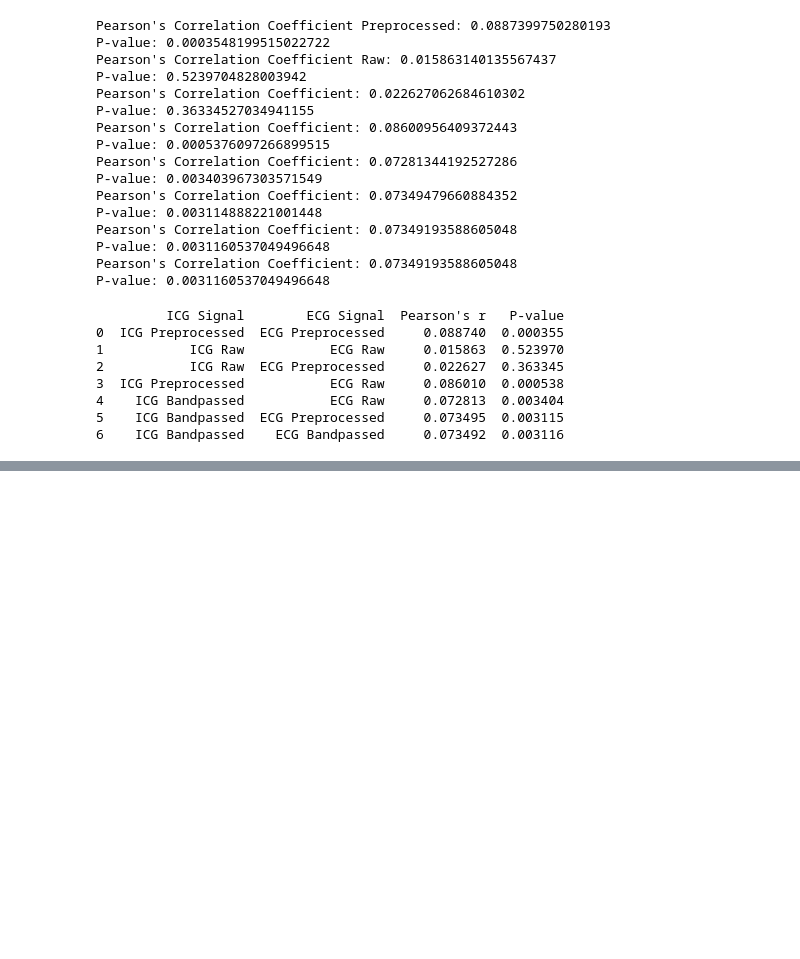
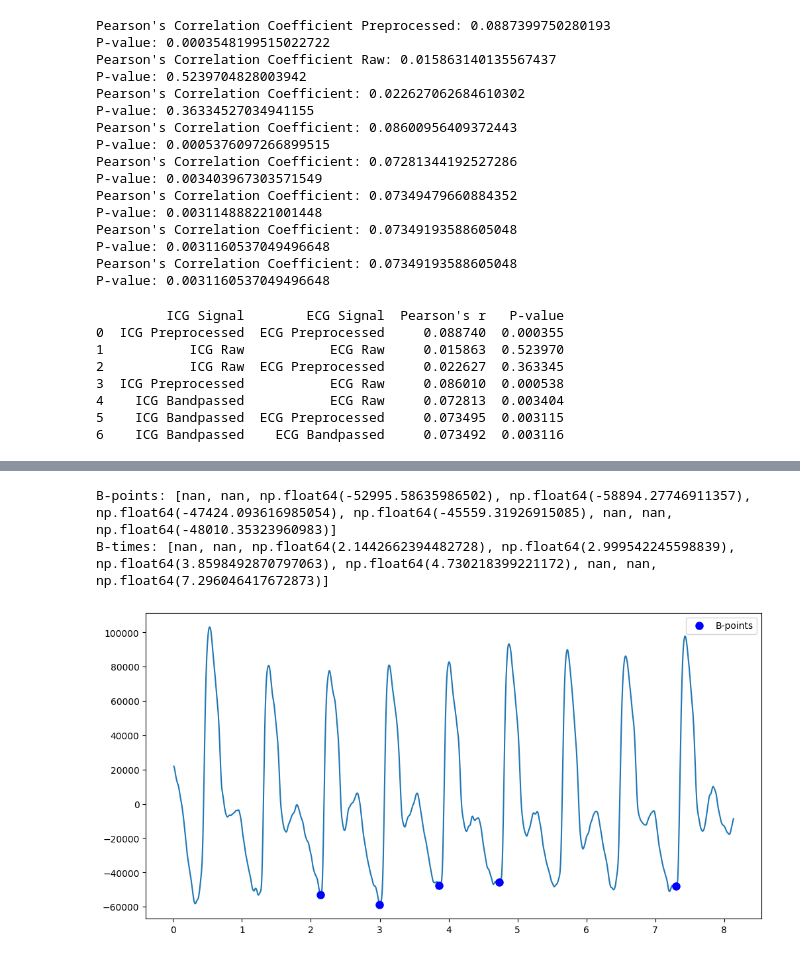
Before and after one commit to eduardo-illueca/icg-project, a Jupyter notebook: alba_HeartCycle.ipynb, the cells around one changed output, grey strips where cells are left out. Saved outputs shown, nothing was run; the diff lists cells and outputs as text; code cells hidden in the pictures; blank space fills up the shorter version.

```diff
--- a/alba_HeartCycle.ipynb
+++ b/alba_HeartCycle.ipynb
@@ -725,0 +795,64 @@ print(df_rounded)
+# %%
+import matplotlib.pyplot as plt
+import numpy as np
+def find_b_points(icg_detrended, rpeaks_times, rr_int, fs, icg_time):
+    b_points = []
+    b_times = []
+
+    start_index = 0
+    for i, rr in enumerate(rr_int):
+        end_index = start_index + int(round(rr * fs))
+        if end_index >= len(icg_detrended):
+            end_index = len(icg_detrended) - 1
+
+        # Find C peak within the RR interval
+        c_peak_index = start_index + np.argmax(icg_detrended[start_index:end_index])
+        c_peak_time = icg_time[c_peak_index]
+
+        # Calculate the R-C interval
+        r_peak_time = rpeaks_times[i]
+        rc_interval = c_peak_time - r_peak_time
+
+        # Define the window for B point search (15% of the baseline)
+        baseline_start = int(r_peak_time*fs)
+        window_start_index = int(baseline_start + 0.20 * rc_interval * fs)
+        window_end_index = int(baseline_start + 0.65 * rc_interval * fs)
+
+
+        # Ensure window indices are within the valid range
+        window_start_index = max(0, min(window_start_index, len(icg_detrended) - 1))
+        window_end_index = max(0, min(window_end_index, len(icg_detrended) - 1))
+
+        # Calculate the first derivative of ICG within the window
+        icg_derivative = np.gradient(icg_detrended[window_start_index:window_end_index])
+
+        # Find the index of the first sign change in the derivative
+        sign_changes = np.where(np.diff(np.sign(icg_derivative)))[0]
+        if sign_changes.size > 0:
+            b_point_index_in_window = sign_changes[0]
+            b_point_index = window_start_index + b_point_index_in_window
+            b_points.append(icg_detrended[b_point_index])
+            b_times.append(icg_time[b_point_index])
+        else:
+            b_points.append(np.nan)  # Or handle the case where no sign change is found
+            b_times.append(np.nan)
+
+        start_index = end_index
+
+    return b_points, b_times
+
+# Example usage (assuming you have icg_detrended, rpeaks_times, rr_int, fs, and icg_time defined)
+b_points, b_times = find_b_points(icg_detrended, rpeaks_times, rr_int, fs, icg_time)
+
+print("B-points:", b_points)
+print("B-times:", b_times)
+
+plt.figure(figsize=(12,6))
+plt.plot(icg_time, icg_detrended)
+plt.plot(b_times, b_points, 'bo', markersize = 8, label = 'B-points')
+plt.legend()
+plt.show()
+# %% [output]
+B-points: [nan, nan, np.float64(-52995.58635986502), np.float64(-58894.27746911357), np.float64(-47424.093616985054), np.float64(-45559.31926915085), nan, nan, np.float64(-48010.35323960983)]
+B-times: [nan, nan, np.float64(2.1442662394482728), np.float64(2.999542245598839), np.float64(3.8598492870797063), np.float64(4.730218399221172), nan, nan, np.float64(7.296046417672873)]
+[figure, added]
```
Also changed, not shown: parts of 8 cells of this notebook.
